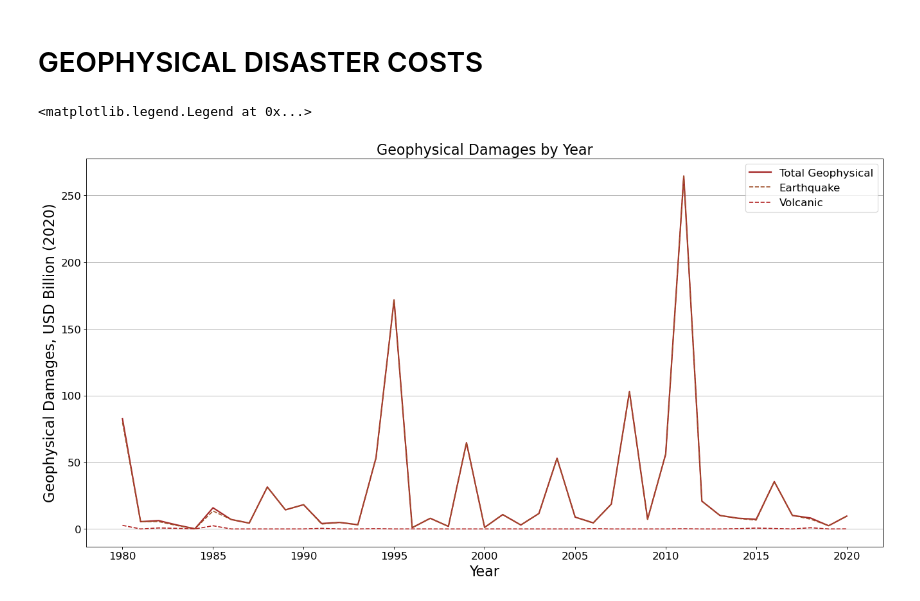
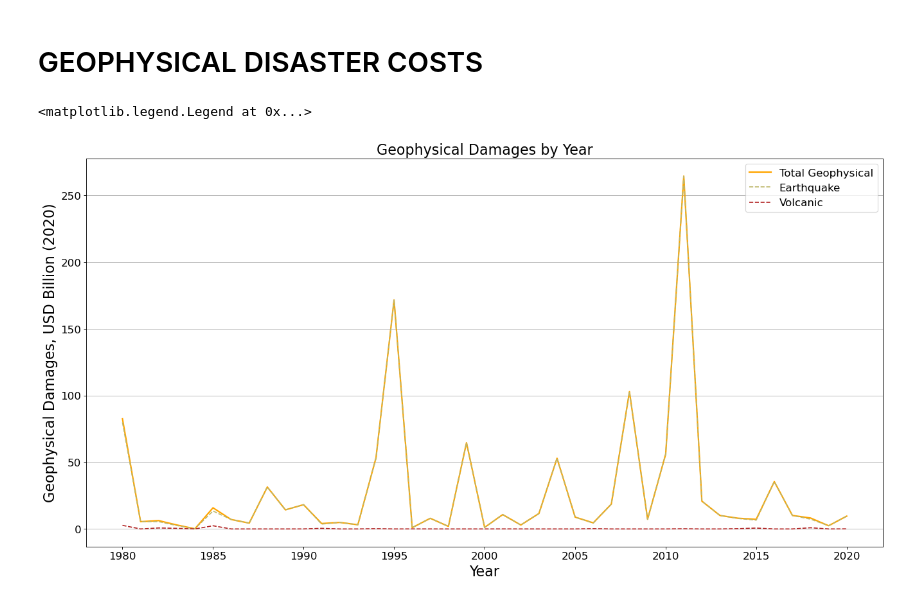
Before and after one commit to felixshier/naturalDisasterAnalysis, a Jupyter notebook: Geophysical Disaster Analysis.ipynb, the cells around one changed output. Cells and saved outputs as stored; diff of their text form; code cells hidden in the pictures.

```diff
--- a/Geophysical Disaster Analysis.ipynb
+++ b/Geophysical Disaster Analysis.ipynb
@@ -68,3 +68,17 @@ data['Total Damages'] = data['Total Damages'] * data['CPI Multiplier']
 
 # set prices from K USD to B USD
 data['Total Damages'] = data['Total Damages'] / 1000000
+
+# create new dataframes for each subgroup
+geophysical_data = data[data['Disaster Subgroup'] == 'Geophysical']
+
+# count number of disasters in each year for each subgroup
+geophysical_disaster_counts = geophysical_data['Year'].value_counts().sort_index()
+
+# save index of years
+geophysical_disaster_counts_index = geophysical_disaster_counts.index
+
+# sum costs by year
+geophysical_costs = geophysical_data[['Year', 'Total Damages']]
+geophysical_costs = geophysical_costs.groupby('Year').sum()
+geophysical_costs = geophysical_costs.squeeze()
@@ -263,20 +274,24 @@ plt.legend(['Total Geophysical', 'Earthquake', 'Volcanic activity'])
 # %%
 earthquake_costs = earthquake_data[['Year', 'Total Damages']]
 earthquake_costs = earthquake_costs.groupby('Year').sum()
+earthquake_costs = earthquake_costs.squeeze()
 
 volcanic_costs = volcanic_data[['Year', 'Total Damages']]
 volcanic_costs = volcanic_costs.groupby('Year').sum()
+volcanic_costs = volcanic_costs.squeeze()
+volcanic_costs[2016] = 0
+volcanic_costs = volcanic_costs.sort_index()
 # %%
 plt.figure(figsize=(20,10), dpi=80)
 plt.grid(axis = 'y')
 plt.title("Geophysical Damages by Year")
 plt.xlabel("Year")
 plt.ylabel("Geophysical Damages, USD Billion (2020)")
-plt.plot(geophysical_costs.index, geophysical_costs['Total Damages'], linewidth=2, color = 'brown')
-plt.plot(earthquake_costs.index, earthquake_costs['Total Damages'], linestyle = '--', color = 'sienna')
-plt.plot(volcanic_costs.index, volcanic_costs['Total Damages'], linestyle = '--', color = 'firebrick')
+plt.plot(geophysical_costs.index, geophysical_costs, linewidth=2, color = 'orange')
+plt.plot(earthquake_costs.index, earthquake_costs, linestyle = '--', color = 'darkkhaki')
+plt.plot(volcanic_costs.index, volcanic_costs, linestyle = '--', color = 'firebrick')
 
 plt.legend(['Total Geophysical', 'Earthquake', 'Volcanic'])
 # %% [output]
 <matplotlib.legend.Legend at 0x...>
-[figure, old version]
+[figure, new version]
```
Also changed, not shown: parts of 25 cells of this notebook, 2 other files.
